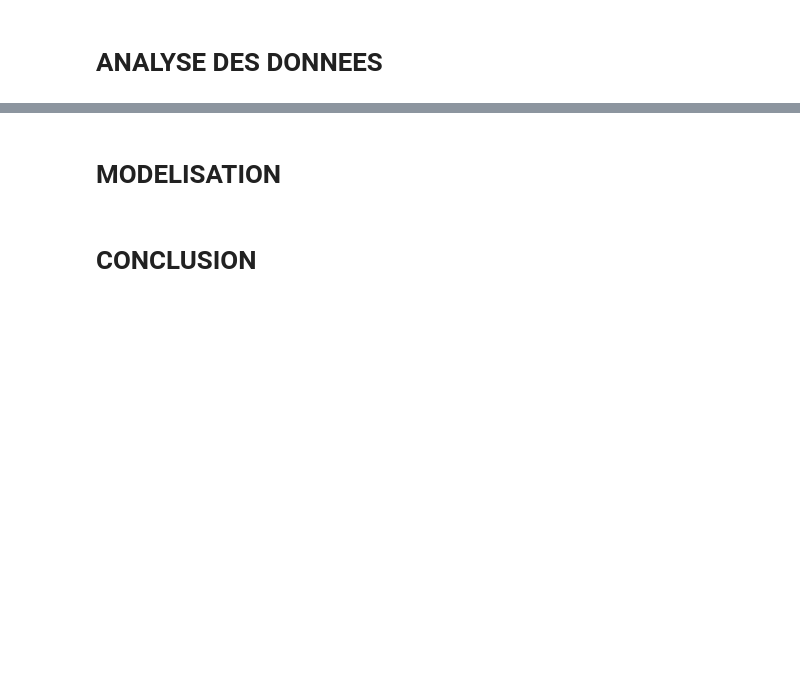
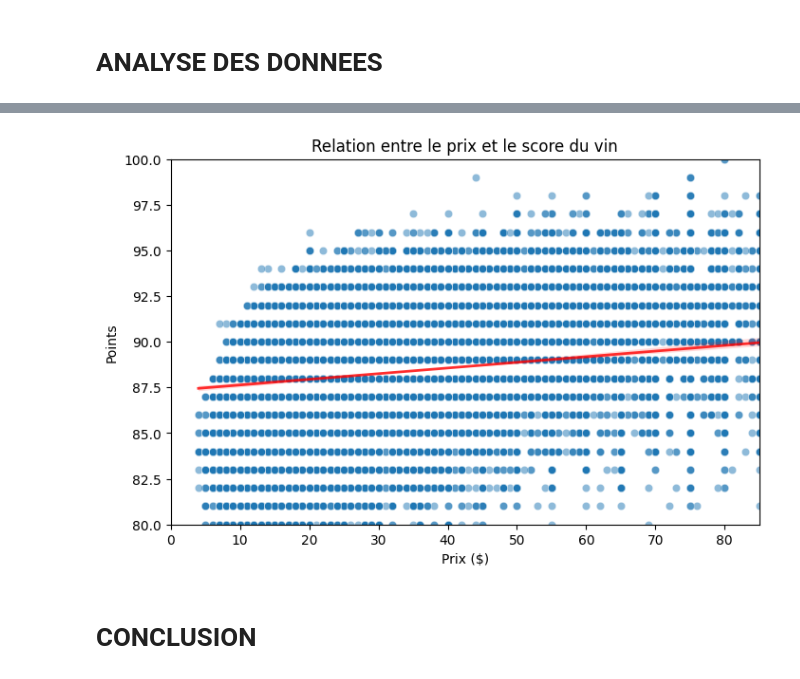
Before and after one commit to PhilippeMath49/ProjetVinasse, a Jupyter notebook: src/Notebook.ipynb, the cells around one changed output, grey strips where cells are left out. Saved outputs shown, nothing was run; the diff lists cells and outputs as text; code cells hidden in the pictures; blank space fills up the shorter version.

```diff
--- a/src/Notebook.ipynb
+++ b/src/Notebook.ipynb
@@ -105,12 +222,14 @@ plt.show()
 # %%
 plt.figure(figsize=(8,5))
 sns.scatterplot(x=df["price"], y=df["points"], alpha=0.5)
+sns.regplot(x=df["price"], y=df["points"], scatter=False, color="red", line_kws={"linewidth": 2, "alpha": 0.8})
 plt.xlim(0, df["price"].quantile(0.95))  # Exclure les valeurs extrêmes
+plt.ylim(80, 100)
 plt.title("Relation entre le prix et le score du vin")
 plt.xlabel("Prix ($)")
 plt.ylabel("Points")
 plt.show()
+# %% [output]
+[figure, added]
-# %% [markdown]
-# MODELISATION
 # %% [markdown]
 # CONCLUSION
```
Also changed, not shown: parts of 17 cells of this notebook.
